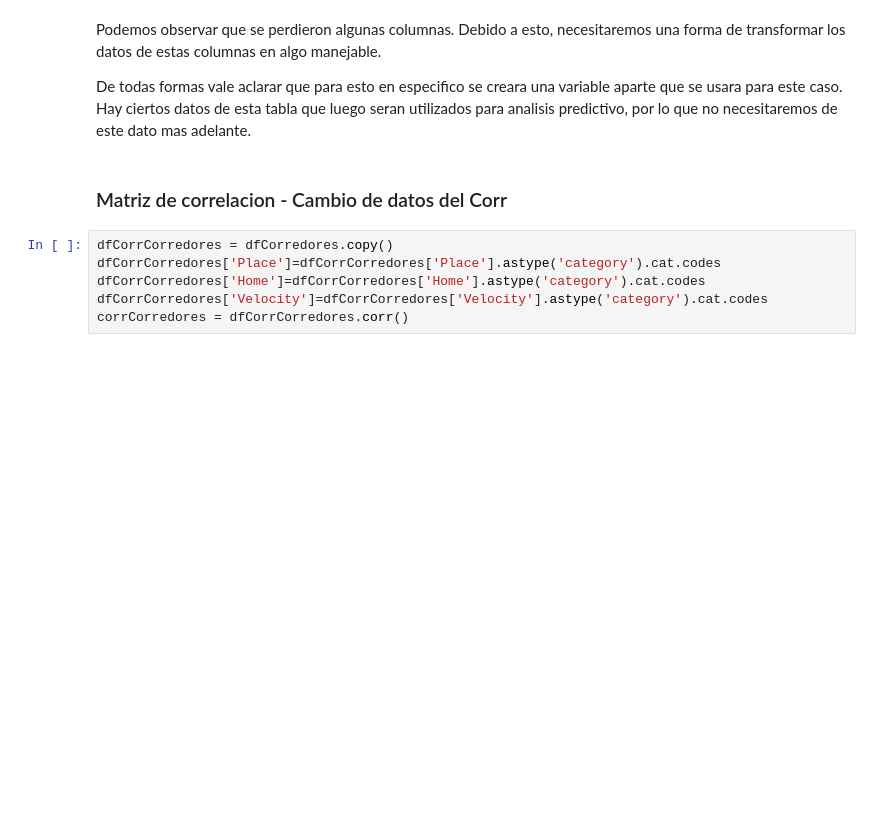
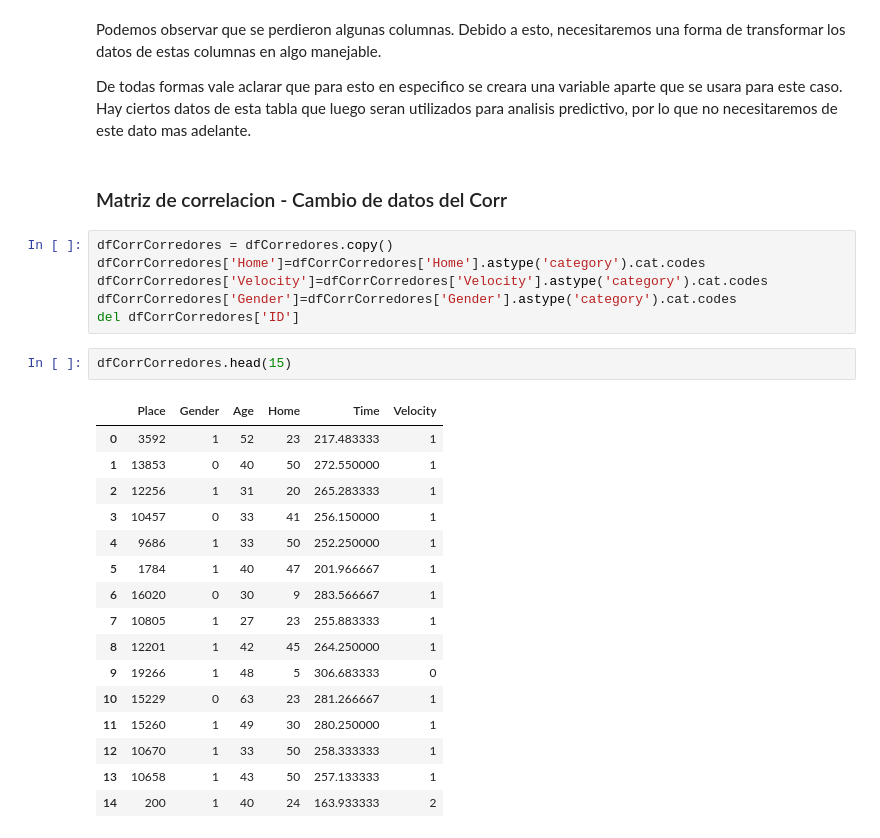
Before and after one commit to LUGANT/TP_Matematica_III, a Jupyter notebook: dataAnalisis.ipynb, the cells around one changed output. Saved outputs shown, nothing was run; the diff lists cells and outputs as text; blank space fills up the shorter version.

```diff
--- a/dataAnalisis.ipynb
+++ b/dataAnalisis.ipynb
@@ -210,7 +267,26 @@ De todas formas vale aclarar que para esto en especifico se creara una variable
 ### Matriz de correlacion - Cambio de datos del Corr
 # %%
 dfCorrCorredores = dfCorredores.copy()
-dfCorrCorredores['Place']=dfCorrCorredores['Place'].astype('category').cat.codes
 dfCorrCorredores['Home']=dfCorrCorredores['Home'].astype('category').cat.codes
 dfCorrCorredores['Velocity']=dfCorrCorredores['Velocity'].astype('category').cat.codes
-corrCorredores = dfCorrCorredores.corr()
+dfCorrCorredores['Gender']=dfCorrCorredores['Gender'].astype('category').cat.codes
+del dfCorrCorredores['ID']
+# %%
+dfCorrCorredores.head(15)
+# %% [output]
+|  | Place | Gender | Age | Home | Time | Velocity |
+| 0 | 3592 | 1 | 52 | 23 | 217.483333 | 1 |
+| 1 | 13853 | 0 | 40 | 50 | 272.550000 | 1 |
+| 2 | 12256 | 1 | 31 | 20 | 265.283333 | 1 |
+| 3 | 10457 | 0 | 33 | 41 | 256.150000 | 1 |
+| 4 | 9686 | 1 | 33 | 50 | 252.250000 | 1 |
+| 5 | 1784 | 1 | 40 | 47 | 201.966667 | 1 |
+| 6 | 16020 | 0 | 30 | 9 | 283.566667 | 1 |
+| 7 | 10805 | 1 | 27 | 23 | 255.883333 | 1 |
+| 8 | 12201 | 1 | 42 | 45 | 264.250000 | 1 |
+| 9 | 19266 | 1 | 48 | 5 | 306.683333 | 0 |
+| 10 | 15229 | 0 | 63 | 23 | 281.266667 | 1 |
+| 11 | 15260 | 1 | 49 | 30 | 280.250000 | 1 |
+| 12 | 10670 | 1 | 33 | 50 | 258.333333 | 1 |
+| 13 | 10658 | 1 | 43 | 50 | 257.133333 | 1 |
+| 14 | 200 | 1 | 40 | 24 | 163.933333 | 2 |
```
Also changed, not shown: parts of 12 cells of this notebook, 2 other files.
